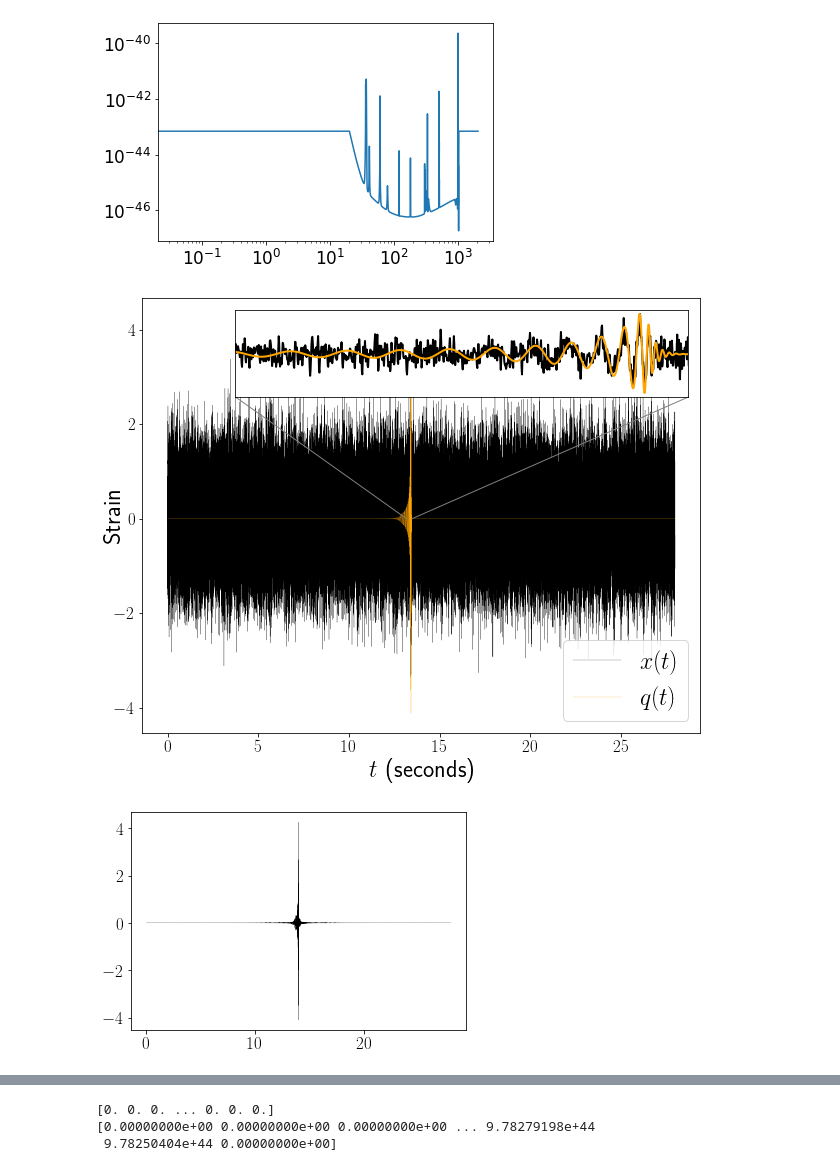
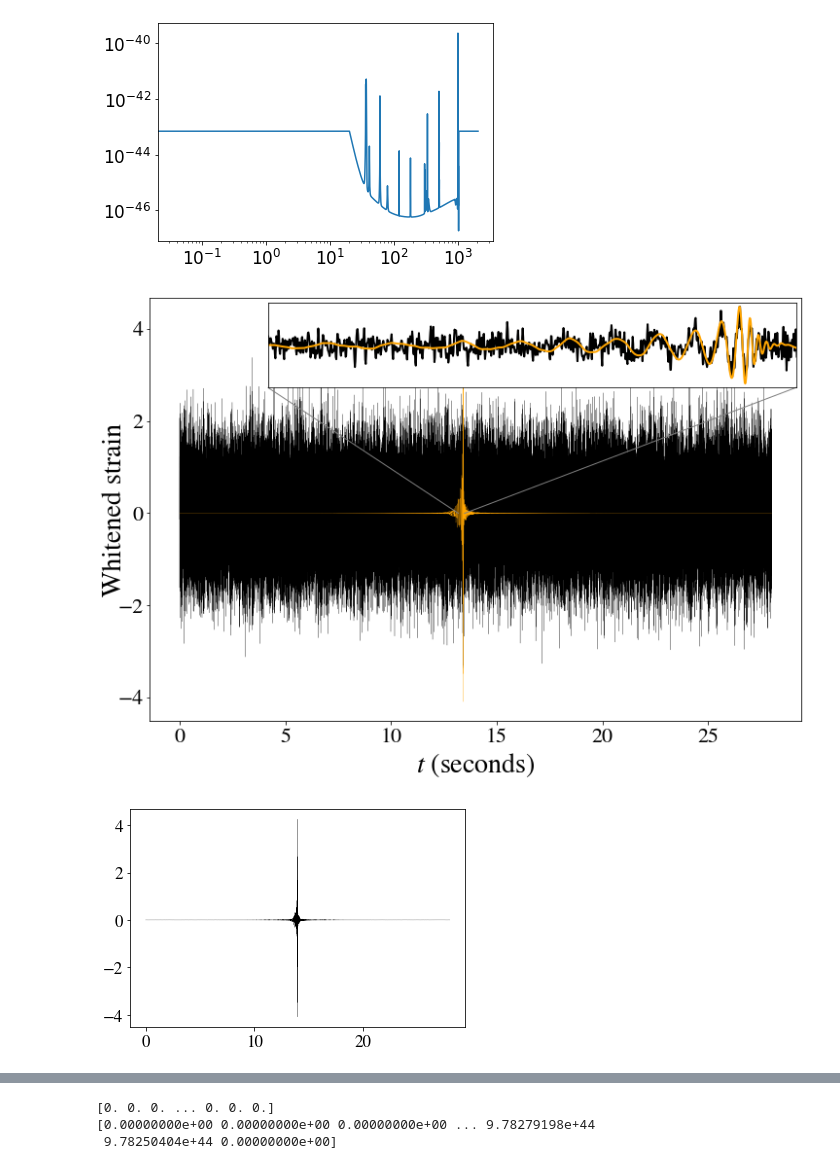
Before and after one commit to Fergus-Hayes/quantum-matched-filter, a Jupyter notebook: CMF.ipynb, the cells around one changed output, grey strips where cells are left out. Cells and saved outputs as stored; diff of their text form; code cells hidden in the pictures.

Commit message:
Added plotting changes, saved SNR for signal and noise and pad templates

```diff
--- a/CMF.ipynb
+++ b/CMF.ipynb
@@ -78,42 +78,45 @@ plt.loglog(f_new,psd)
 # %%
 #noise_ = pycbc.noise.noise_from_psd(len(strain), strain.delta_t, psd_noise)
 # %%
-fontsize = 24
-matplotlib.rc('text', usetex = True)
-matplotlib.rc('font', **{'family' : "sans-serif", 'size' : fontsize})
-params= {'text.latex.preamble' : [r'\usepackage{amsmath}'], 'size' : fontsize}
-fig, ax = plt.subplots(figsize=(10,8))
+fontsize = 28
+ticksize = 22
+
+matplotlib.rcParams['mathtext.fontset'] = 'stix'
+matplotlib.rcParams['font.family'] = 'STIXGeneral'
+
+fig, ax = plt.subplots(figsize=(12,8))
 
 temp = np.roll(st_wbc,np.argmax(ht_wbc)-np.argmax(st_wbc))
 
 ax.plot(np.arange(len(ht_wbc))*dt,ht_wbc, color='black', lw=.2, label=r'$x(t)$')
 ax.plot(np.arange(len(ht_wbc))*dt,np.max(ht_wbc)*temp/np.max(st_wbc), color='orange', lw=.2, label=r'$q(t)$')
 
 ax.set_xlabel(r'$t$ (seconds)', fontsize=fontsize)
-ax.set_ylabel(r'Strain', fontsize=fontsize, labelpad=-10)
+ax.set_ylabel(r'Whitened strain', fontsize=fontsize, labelpad=-10)
+ax.tick_params(axis='both', labelsize=ticksize)
 
 axins = zoomed_inset_axes(ax, 100, loc=1)
 axins.plot(np.arange(len(ht_wbc))*dt,ht_wbc/500, color='black', lw=2)
 axins.plot(np.arange(len(ht_wbc))*dt,np.max(ht_wbc)*temp/(500*np.max(st_wbc)), color='orange', lw=2)
 xmin, xmax = 13.2, 13.45
 indmin, indmax = xmin/dt, xmax/dt
 axins.set_xlim(xmin,xmax)
 axins.set_xticks([])
 axins.set_yticks([])
 mark_inset(ax, axins, loc1=3, loc2=4, fc="none", ec="0.5")
 
-leg = ax.legend(fontsize=fontsize, loc='lower right')
+#leg = ax.legend(fontsize=fontsize, loc='lower right', markerscale=50)
 
 fig.savefig('../signal_zoom.png')
 
 plt.show()
 # %% [output]
-[figure, old version]
+[figure, new version]
 # %%
 plt.plot(np.arange(len(ht_wbc))*dt,np.max(ht_wbc)*st_wbc/np.max(st_wbc), color='black', lw=.2)
 plt.show()
 # %% [output]
-[figure, old version]
+[figure, new version]
 # %%
 import pycbc.noise
 import pycbc.psd
```
Also changed, not shown: parts of 3 cells of this notebook, 13 other files.
